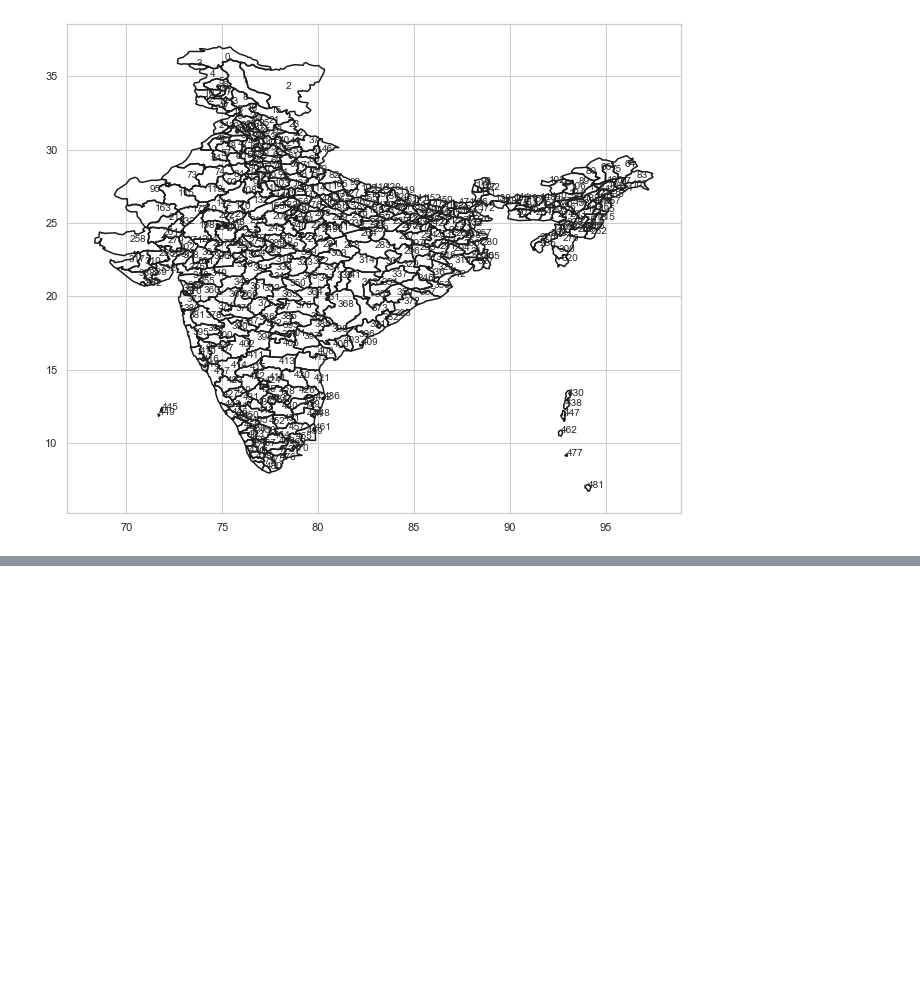
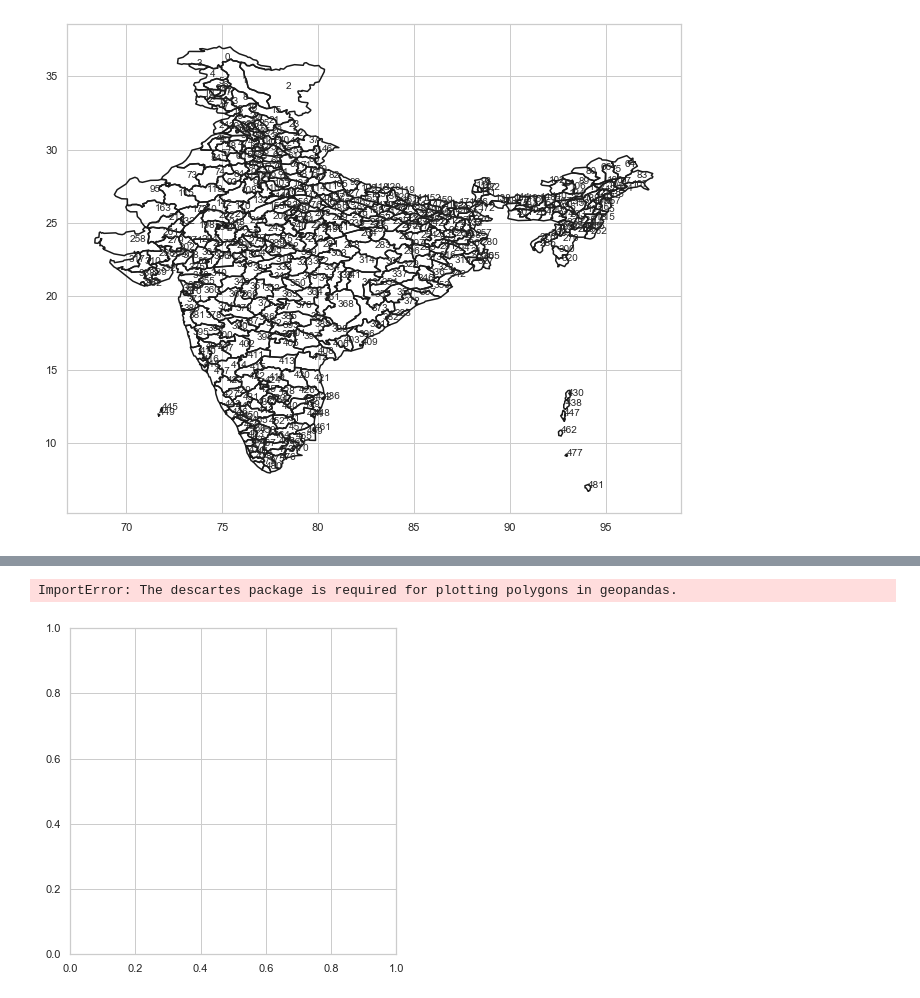
Before and after one commit to sbenstewart/smart-india-hackathon, a Jupyter notebook: code.ipynb, the cells around one changed output, grey strips where cells are left out. Drawn from its saved outputs; the diff is of its cells as text; code cells hidden in the pictures; blank space fills up the shorter version.

Commit message:
geo map plot code

```diff
--- a/code.ipynb
+++ b/code.ipynb
@@ -81,3 +79,9 @@ def plot_map(sf, x_lim = None, y_lim = None, figsize = (11,9)):
 plot_map(sf)
 # %% [output]
 [figure]
+# %%
+# set the filepath and load in a shapefile
+fp = "map/india_ds.shp"
+map_df = gpd.read_file(fp)
+# check data type so we can see that this is not a normal dataframe, but a GEOdataframe
+map_df.head()
@@ -83,0 +95,5 @@ plot_map(sf)
+# %%
+map_df.plot()
+# %% [output]
+ImportError: The descartes package is required for plotting polygons in geopandas.
+[figure, added]
```
Also changed, not shown: parts of 2 cells of this notebook.
